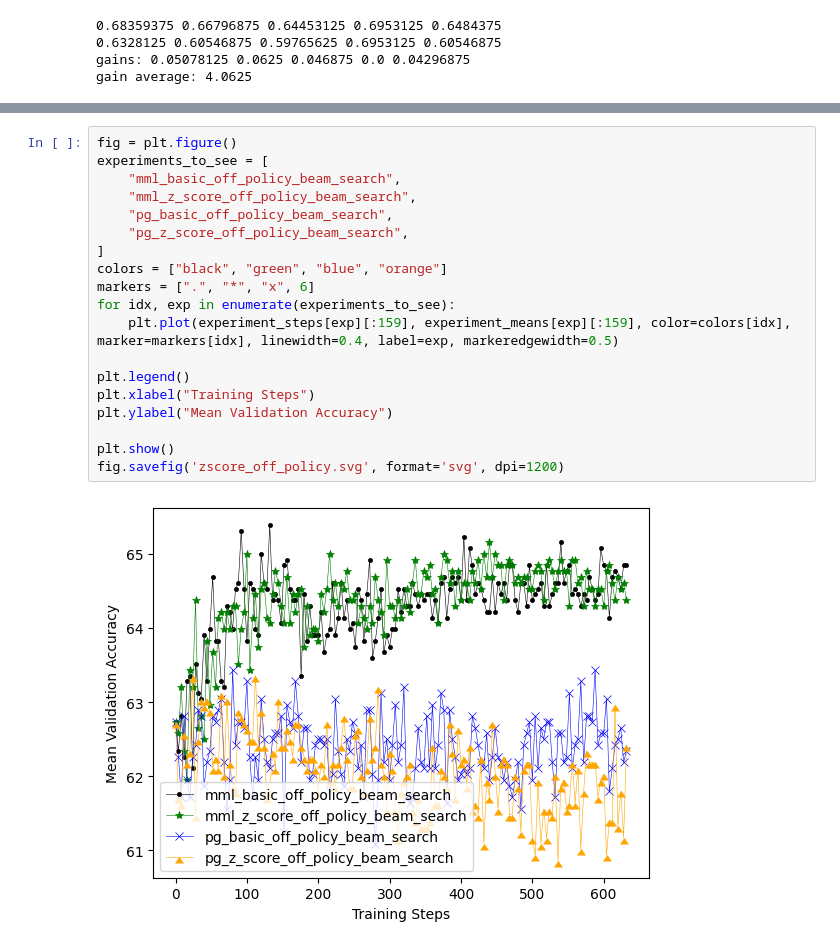
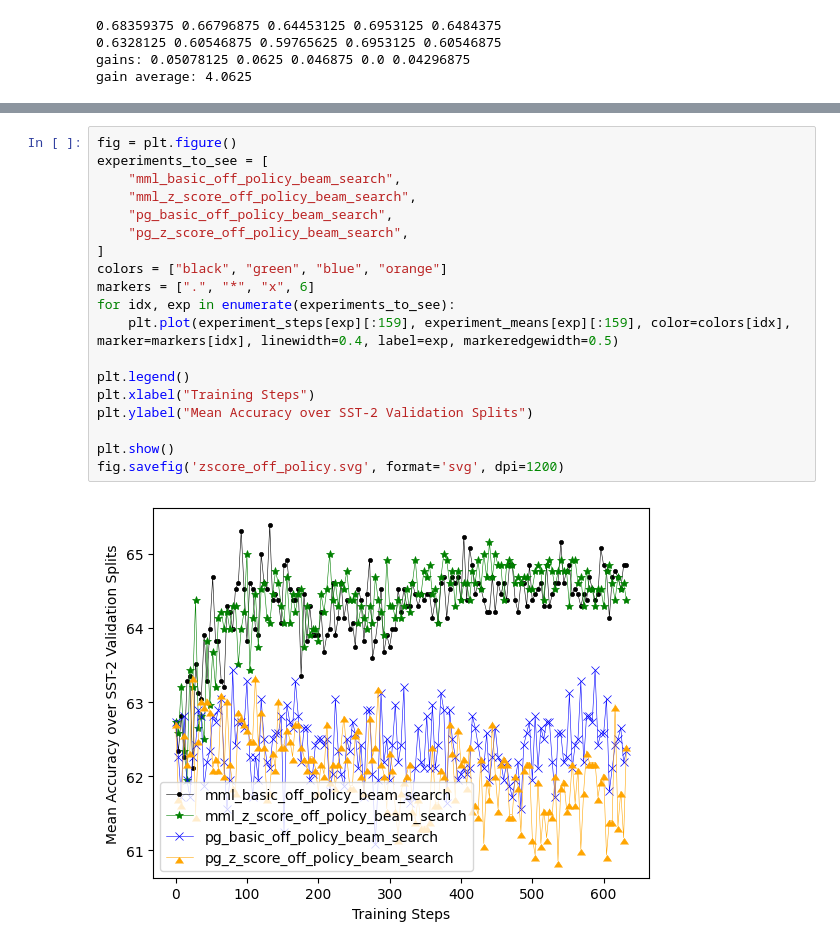
Before and after one commit to SaeedNajafi/RIFF, a Jupyter notebook: compare-search-methods.ipynb, the cells around one changed output, grey strips where cells are left out. Saved outputs shown, nothing was run; the diff lists cells and outputs as text.

```diff
--- a/compare-search-methods.ipynb
+++ b/compare-search-methods.ipynb
@@ -374,24 +374,24 @@ pg_z_score_off_policy_beam_search (161,) (5, 161)
 # %%
 fig = plt.figure()
 experiments_to_see = [
     "mml_basic_off_policy_beam_search",
     "mml_z_score_off_policy_beam_search",
     "pg_basic_off_policy_beam_search",
     "pg_z_score_off_policy_beam_search",
 ]
 colors = ["black", "green", "blue", "orange"]
 markers = [".", "*", "x", 6]
 for idx, exp in enumerate(experiments_to_see):
     plt.plot(experiment_steps[exp][:159], experiment_means[exp][:159], color=colors[idx], marker=markers[idx], linewidth=0.4, label=exp, markeredgewidth=0.5)
 
 plt.legend()
 plt.xlabel("Training Steps")
-plt.ylabel("Mean Validation Accuracy")
+plt.ylabel("Mean Accuracy over SST-2 Validation Splits")
 
 plt.show()
 fig.savefig('zscore_off_policy.svg', format='svg', dpi=1200)
 # %% [output]
-[figure, old version]
+[figure, new version]
 # %%
 fig = plt.figure()
 
```
Also changed, not shown: parts of 6 cells of this notebook.
